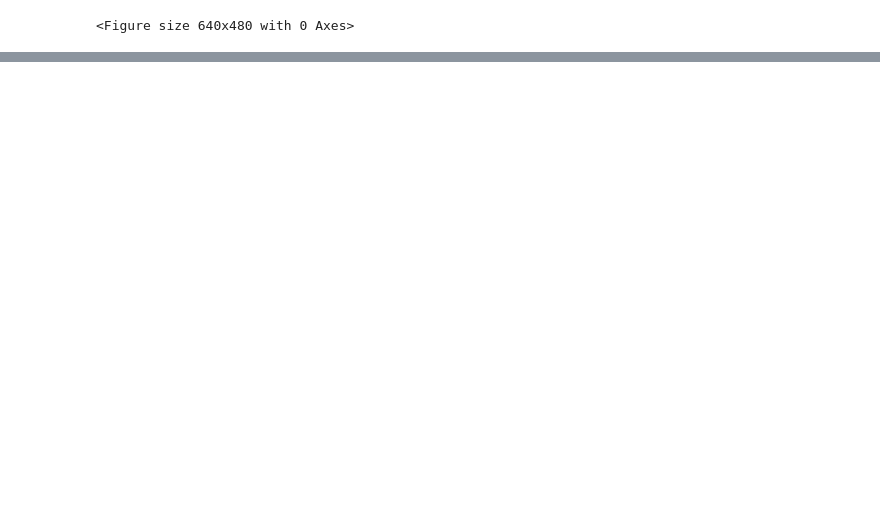
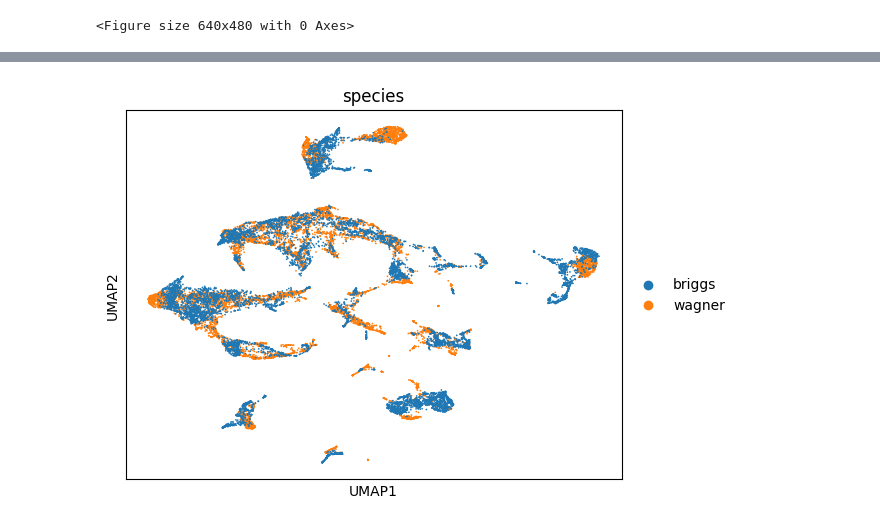
Before and after one commit to atarashansky/cross-species-vae, a Jupyter notebook: vae-emb.ipynb, the cells around one changed output, grey strips where cells are left out. Saved outputs shown, nothing was run; the diff lists cells and outputs as text; code cells hidden in the pictures; blank space fills up the shorter version.

```diff
--- a/vae-emb.ipynb
+++ b/vae-emb.ipynb
@@ -266,5 +336,5 @@ Best model path: logs/metrics/version_242/checkpoints/epoch=49-step=1600.ckpt
 # %%
-output, s = model.get_latent_embeddings(species_data_sub, batch_size=4096)
+output, s = model.get_latent_embeddings(species_data_sub, batch_size=32)
 s=s.cpu().numpy()
 # %%
 plt.figure();
@@ -412,0 +594,17 @@ fig.write_image('t3.png')
+# %%
+latent = output.cpu().numpy()
+adatas = []
+for i, k in enumerate(species_data_sub):
+    adata = species_data_sub[k]
+    adata.obsm['emb'] = latent[s==i]
+    adata.obs['species'] = k
+    adatas.append(adata)
+
+adata = anndata.concat(adatas,join='outer')
+adata.obsm['X_umap'] = dt_full
+
+import scanpy as sc
+
+sc.external.pp.harmony_integrate(adata, "species", basis='emb', adjusted_basis='X_pca_harmony')
+
+adata.obsm['X_umap'] = umap.UMAP().fit_transform(adata.obsm['X_pca_harmony'])
@@ -412,0 +625,4 @@ fig.write_image('t3.png')
+# %%
+sc.pl.umap(adata,color='species')
+# %% [output]
+[figure, added]
```
Also changed, not shown: parts of 25 cells of this notebook, 5 other files.
